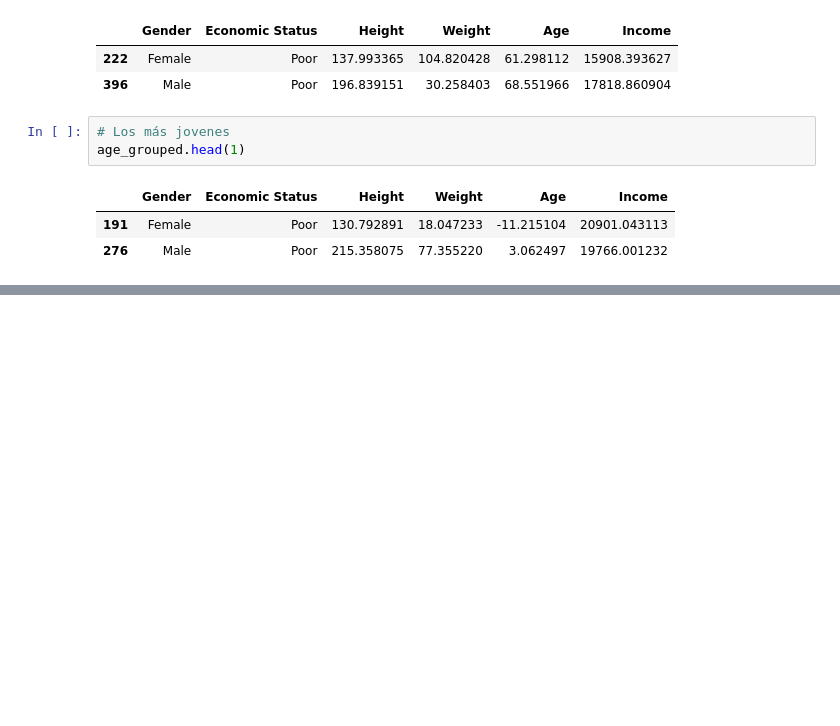
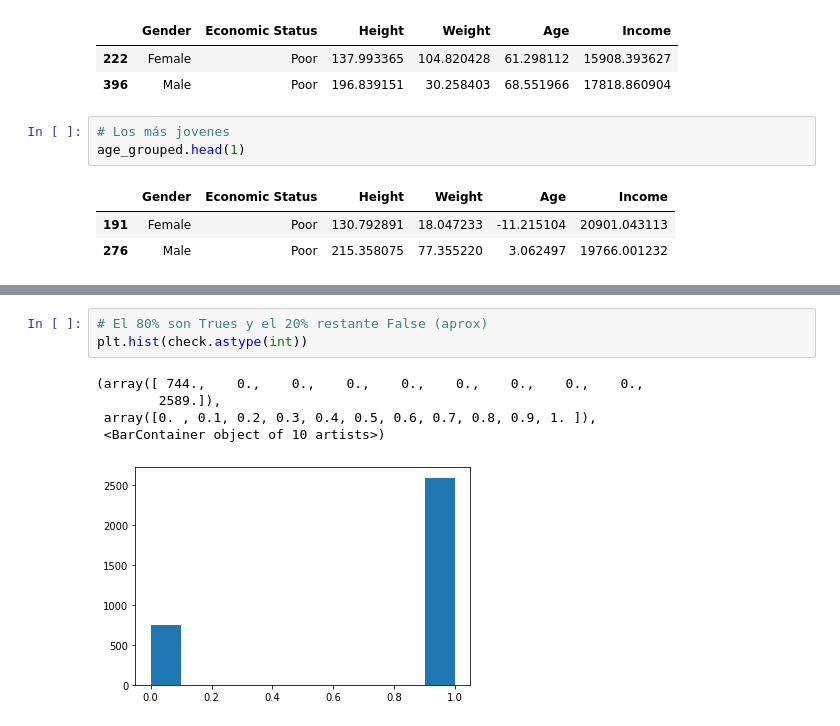
Before and after one commit to SPoVi/DataScience_Python, a Jupyter notebook: notebooks/T2 - Data Cleaning/T2 - 3 - Data Cleaning - Agrupación de datos - Jupyter.ipynb, the cells around one changed output, grey strips where cells are left out. Drawn from its saved outputs; the diff is of its cells as text; blank space fills up the shorter version.

```diff
--- a/notebooks/T2 - Data Cleaning/T2 - 3 - Data Cleaning - Agrupación de datos - Jupyter.ipynb
+++ b/notebooks/T2 - Data Cleaning/T2 - 3 - Data Cleaning - Agrupación de datos - Jupyter.ipynb
@@ -418,0 +469,9 @@ age_grouped.head(1)
+# %%
+# El 80% son Trues y el 20% restante False (aprox)
+plt.hist(check.astype(int))
+# %% [output]
+(array([ 744.,    0.,    0.,    0.,    0.,    0.,    0.,    0.,    0.,
+        2589.]),
+ array([0. , 0.1, 0.2, 0.3, 0.4, 0.5, 0.6, 0.7, 0.8, 0.9, 1. ]),
+ <BarContainer object of 10 artists>)
+[figure, added]
```
Also changed, not shown: parts of 17 cells of this notebook.
